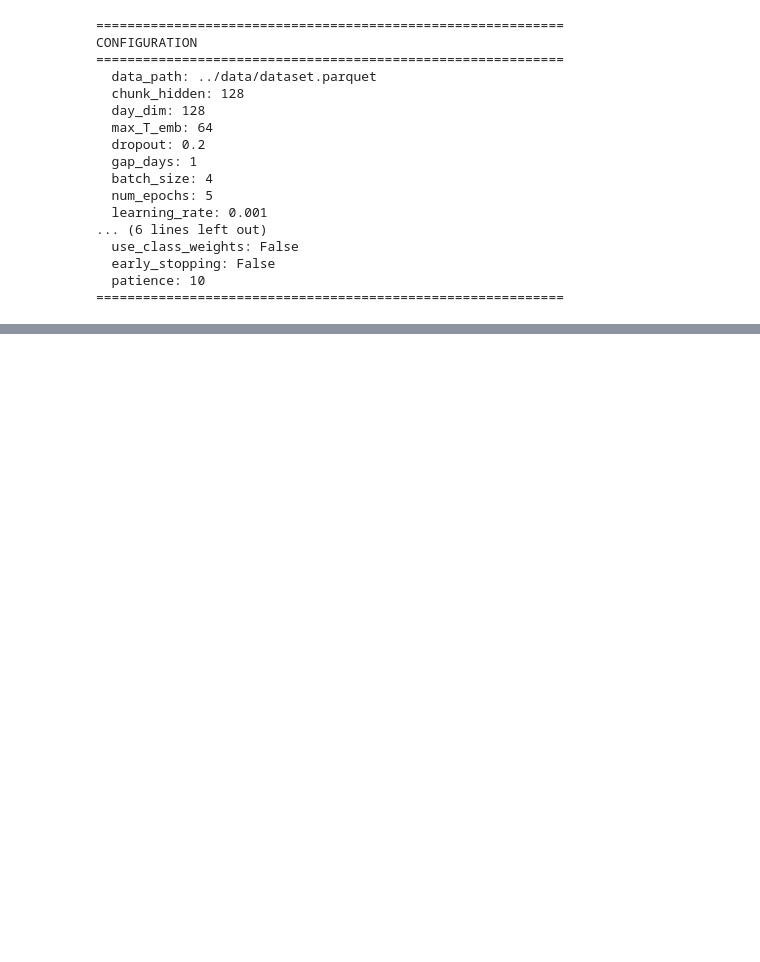
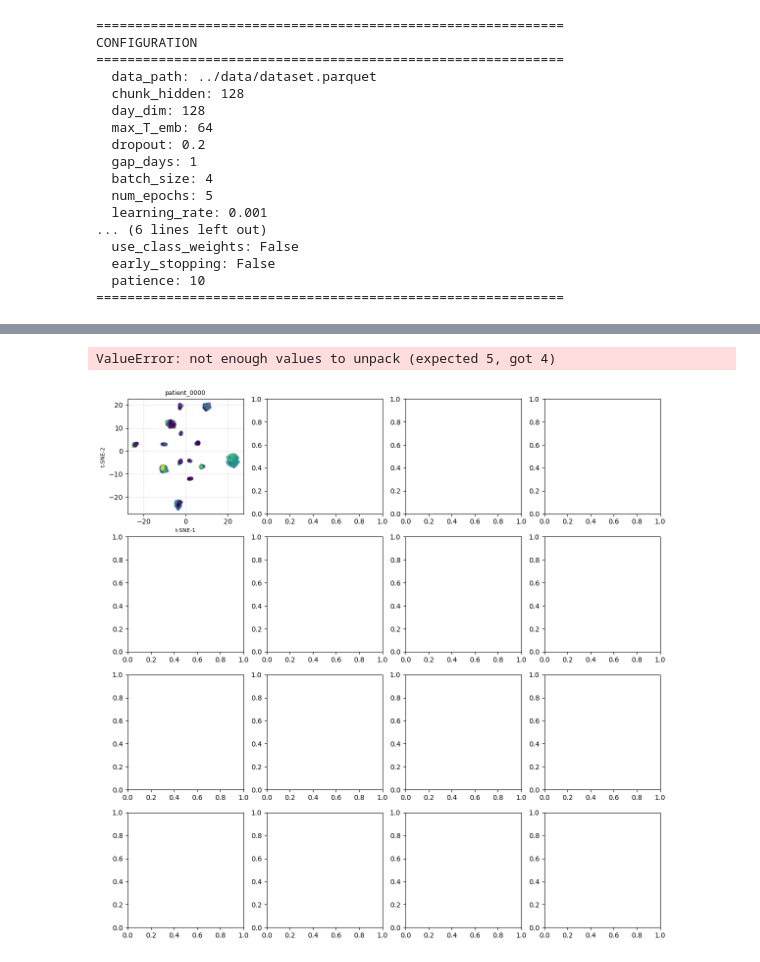
Before and after one commit to sergio-garcia-castro/Hackathon_Excalibur, a Jupyter notebook: src/Notebook_Sergio.ipynb, the cells around one changed output, grey strips where cells are left out. Saved outputs shown, nothing was run; the diff lists cells and outputs as text; code cells hidden in the pictures; blank space fills up the shorter version.

```diff
--- a/src/Notebook_Sergio.ipynb
+++ b/src/Notebook_Sergio.ipynb
@@ -623,0 +816,57 @@ Fold: Holding out patient_0010
+# %%
+plotting_method = "tsne"
+color_by = "to_event"
+
+unique_pids = sorted(list(set(patient_ids)))
+
+nrows, ncols = 4, 4
+fig, axes = plt.subplots(nrows, ncols, figsize=(14, 14))
+axes = axes.ravel()
+
+sc_for_colorbar = None  # will grab once
+
+for i, pid in enumerate(unique_pids[: nrows * ncols]):
+    highlight = (patient_ids == pid)
+
+    _, _, _, _, sc = plot_embeddings_2d_flexible(
+        P_next,
+        labels=labels,
+        patient_ids=patient_ids,
+        to_event=to_event,   # <- name must match function
+        method=plotting_method,
+        color_by=color_by,
+        title=f"{pid}",
+        ax=axes[i],
+        show_legend=False,
+        show_colorbar=False,
+    )
+
+    # save one representative mappable
+    if sc_for_colorbar is None and sc is not None:
+        sc_for_colorbar = sc
+
+# Hide unused subplots
+for j in range(i + 1, nrows * ncols):
+    axes[j].axis("off")
+
+# ---- Shared colorbar ----
+if sc_for_colorbar is not None:
+    cbar = fig.colorbar(
+        sc_for_colorbar,
+        ax=axes[: i + 1],
+        shrink=0.8,
+        pad=0.02,
+    )
+    cbar.set_label("Time to event (weeks)", fontsize=12)
+
+plt.suptitle(
+    f"Patient {plotting_method.upper()} P_next embeddings (colored by time to event)",
+    fontsize=22,
+    y=1.02,
+)
+
+plt.tight_layout()
+plt.show()
+# %% [output]
+ValueError: not enough values to unpack (expected 5, got 4)
+[figure, added]
```
Also changed, not shown: parts of 9 cells of this notebook, 1 other file.
